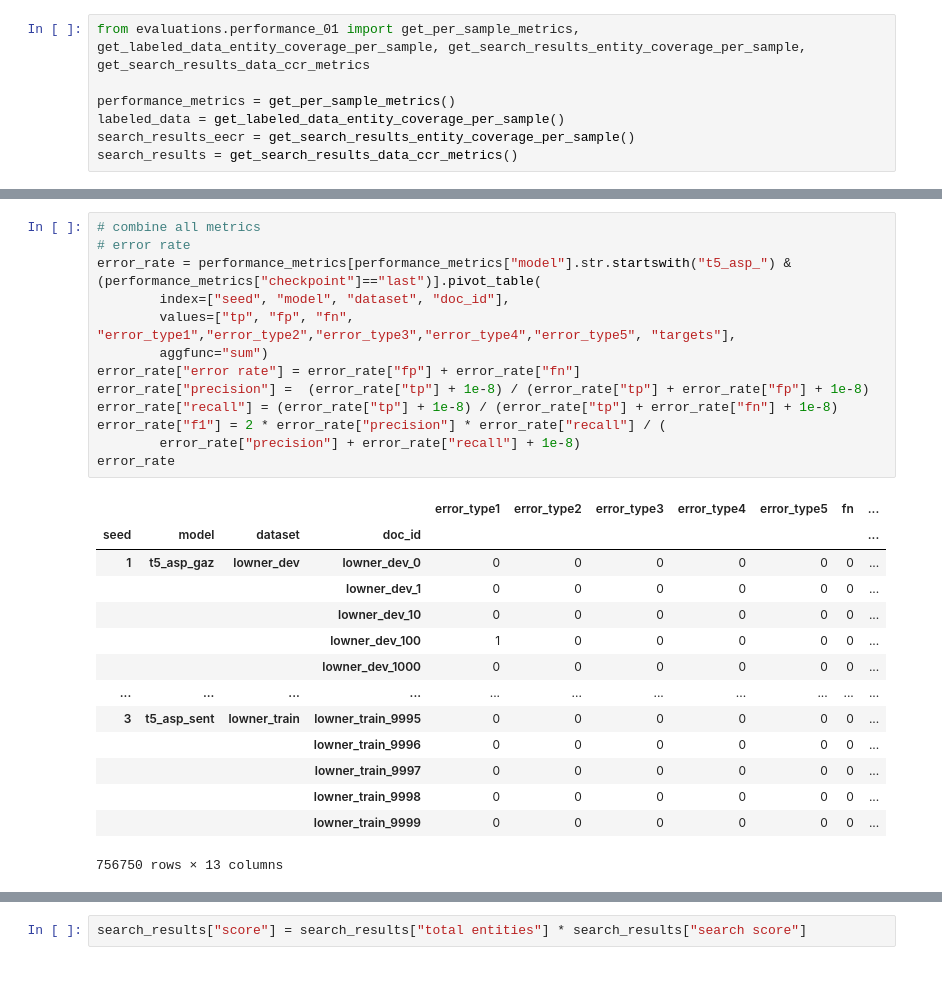
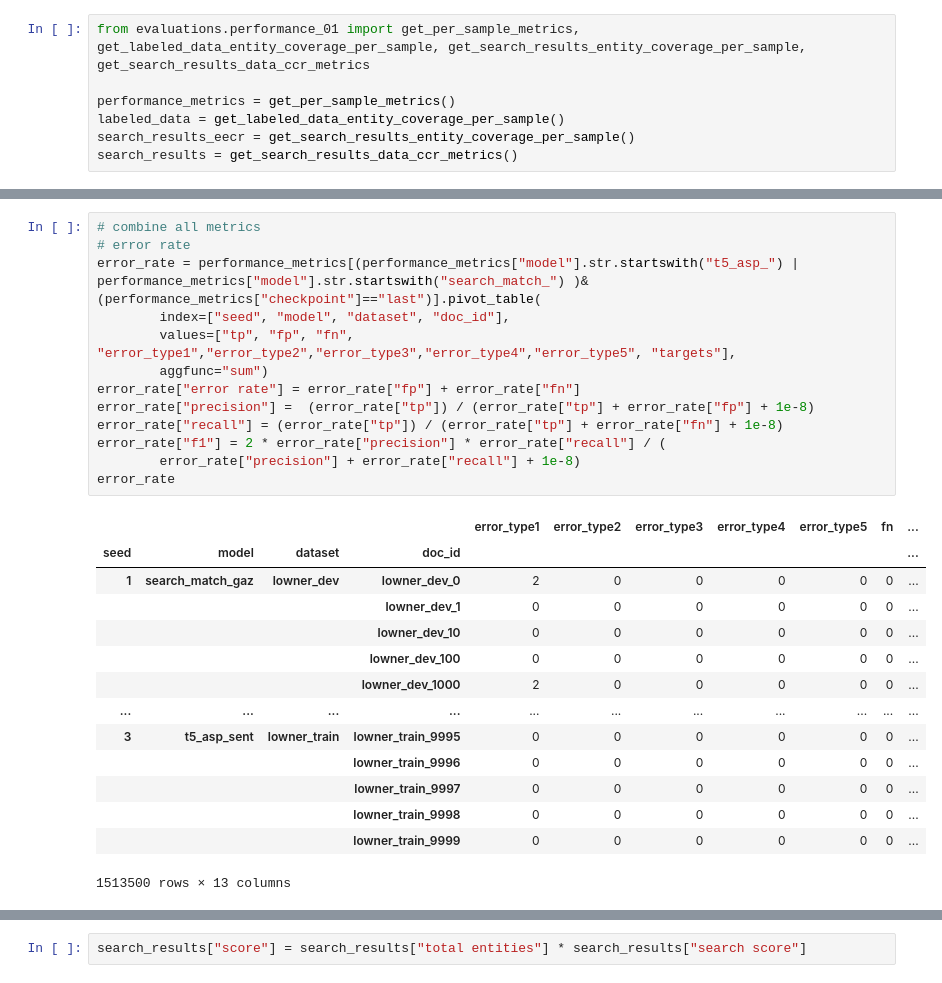
Before and after one commit to roebbert92/thesis, a Jupyter notebook: evaluations/01_performance.ipynb, the cells around one changed output, grey strips where cells are left out. Saved outputs shown, nothing was run; the diff lists cells and outputs as text.

```diff
--- a/evaluations/01_performance.ipynb
+++ b/evaluations/01_performance.ipynb
@@ -557,31 +456,31 @@ performance_metrics
 # %%
 # combine all metrics
 # error rate
-error_rate = performance_metrics[performance_metrics["model"].str.startswith("t5_asp_") & (performance_metrics["checkpoint"]=="last")].pivot_table(
+error_rate = performance_metrics[(performance_metrics["model"].str.startswith("t5_asp_") | performance_metrics["model"].str.startswith("search_match_") )& (performance_metrics["checkpoint"]=="last")].pivot_table(
         index=["seed", "model", "dataset", "doc_id"],
         values=["tp", "fp", "fn", "error_type1","error_type2","error_type3","error_type4","error_type5", "targets"],
         aggfunc="sum")
 error_rate["error rate"] = error_rate["fp"] + error_rate["fn"]
-error_rate["precision"] =  (error_rate["tp"] + 1e-8) / (error_rate["tp"] + error_rate["fp"] + 1e-8)
-error_rate["recall"] = (error_rate["tp"] + 1e-8) / (error_rate["tp"] + error_rate["fn"] + 1e-8)
+error_rate["precision"] =  (error_rate["tp"]) / (error_rate["tp"] + error_rate["fp"] + 1e-8)
+error_rate["recall"] = (error_rate["tp"]) / (error_rate["tp"] + error_rate["fn"] + 1e-8)
 error_rate["f1"] = 2 * error_rate["precision"] * error_rate["recall"] / (
         error_rate["precision"] + error_rate["recall"] + 1e-8)
 error_rate
 # %% [output]
 |  |  |  |  | error_type1 | error_type2 | error_type3 | error_type4 | error_type5 | fn | ... |
 | seed | model | dataset | doc_id |  |  |  |  |  |  | ... |
-| 1 | t5_asp_gaz | lowner_dev | lowner_dev_0 | 0 | 0 | 0 | 0 | 0 | 0 | ... |
+| 1 | search_match_gaz | lowner_dev | lowner_dev_0 | 2 | 0 | 0 | 0 | 0 | 0 | ... |
 |  |  |  | lowner_dev_1 | 0 | 0 | 0 | 0 | 0 | 0 | ... |
 |  |  |  | lowner_dev_10 | 0 | 0 | 0 | 0 | 0 | 0 | ... |
-|  |  |  | lowner_dev_100 | 1 | 0 | 0 | 0 | 0 | 0 | ... |
-|  |  |  | lowner_dev_1000 | 0 | 0 | 0 | 0 | 0 | 0 | ... |
+|  |  |  | lowner_dev_100 | 0 | 0 | 0 | 0 | 0 | 0 | ... |
+|  |  |  | lowner_dev_1000 | 2 | 0 | 0 | 0 | 0 | 0 | ... |
 | ... | ... | ... | ... | ... | ... | ... | ... | ... | ... | ... |
 | 3 | t5_asp_sent | lowner_train | lowner_train_9995 | 0 | 0 | 0 | 0 | 0 | 0 | ... |
 |  |  |  | lowner_train_9996 | 0 | 0 | 0 | 0 | 0 | 0 | ... |
 |  |  |  | lowner_train_9997 | 0 | 0 | 0 | 0 | 0 | 0 | ... |
 |  |  |  | lowner_train_9998 | 0 | 0 | 0 | 0 | 0 | 0 | ... |
 |  |  |  | lowner_train_9999 | 0 | 0 | 0 | 0 | 0 | 0 | ... |
-756750 rows × 13 columns
+1513500 rows × 13 columns
 # %%
 import pandas as pd
 
```
Also changed, not shown: parts of 24 cells of this notebook, 6 other files.
